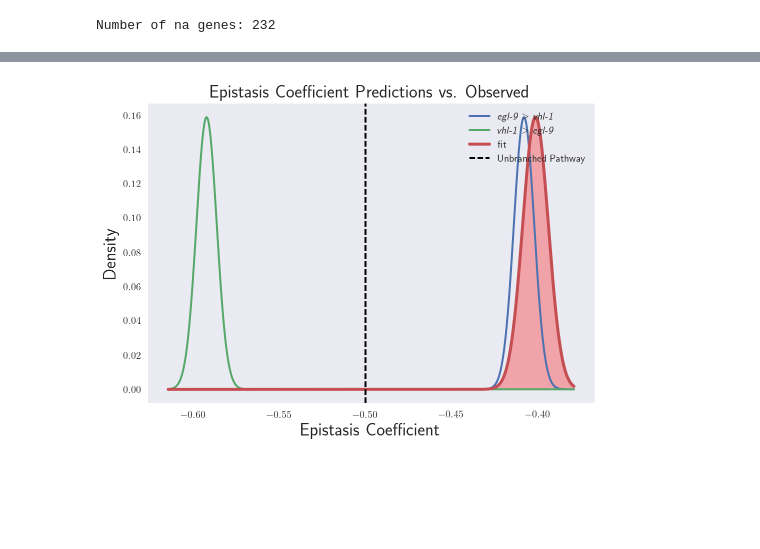
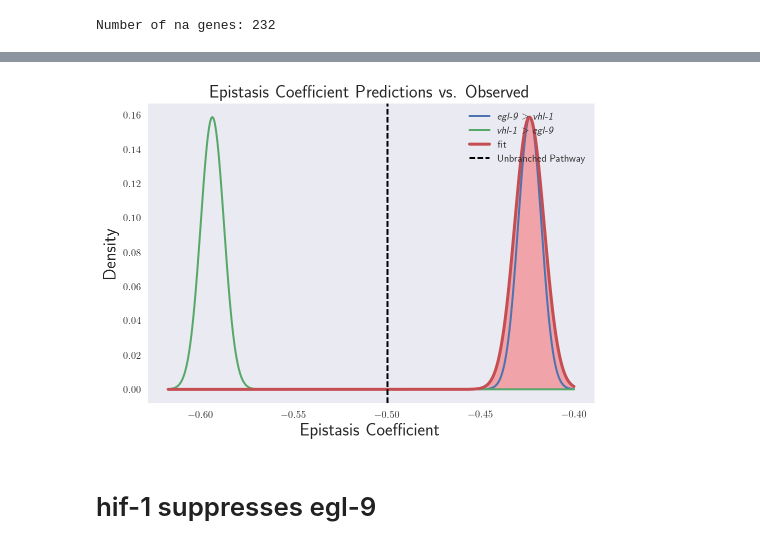
Before and after one commit to WormLabCaltech/mprsq, a Jupyter notebook: src/Quantifying Epistasis.ipynb, the cells around one changed output, grey strips where cells are left out. Drawn from its saved outputs; the diff is of its cells as text; code cells hidden in the pictures; blank space fills up the shorter version.

```diff
--- a/src/Quantifying Epistasis.ipynb
+++ b/src/Quantifying Epistasis.ipynb
@@ -325,16 +342,18 @@ plt.savefig('../output/epistasis{0}{1}.svg'.format(genvar.mapping[letter1], genv
 # %%
 color = {label(letter1, letter2): 'b',
          label(letter2, letter1): 'g',
          'fit': 'r'
         }
-curves([x_over_y.params[0], y_over_x.params[0], actual.params[0]],
-       [x_over_y.bse[0], y_over_x.bse[0], actual.bse[0]],
+curves([x_over_y.beta[1], y_over_x.beta[1], actual.beta[1]],
+       [x_over_y.sd_beta[1], y_over_x.sd_beta[1], actual.sd_beta[1]],
        labels=[label(letter1, letter2), label(letter2, letter1), 'fit'])
 
 plt.savefig('../output/kde-epistasis{0}{1}.svg'.format(genvar.mapping[letter1], genvar.mapping[letter2]),
             bbox_inches='tight')
 # %% [output]
-[figure, old version]
+[figure, new version]
+# %% [markdown]
+# hif-1 suppresses egl-9
 # %%
 letter1 = 'b'
 letter2 = 'c'
```
Also changed, not shown: parts of 17 cells of this notebook, 16 other files.
